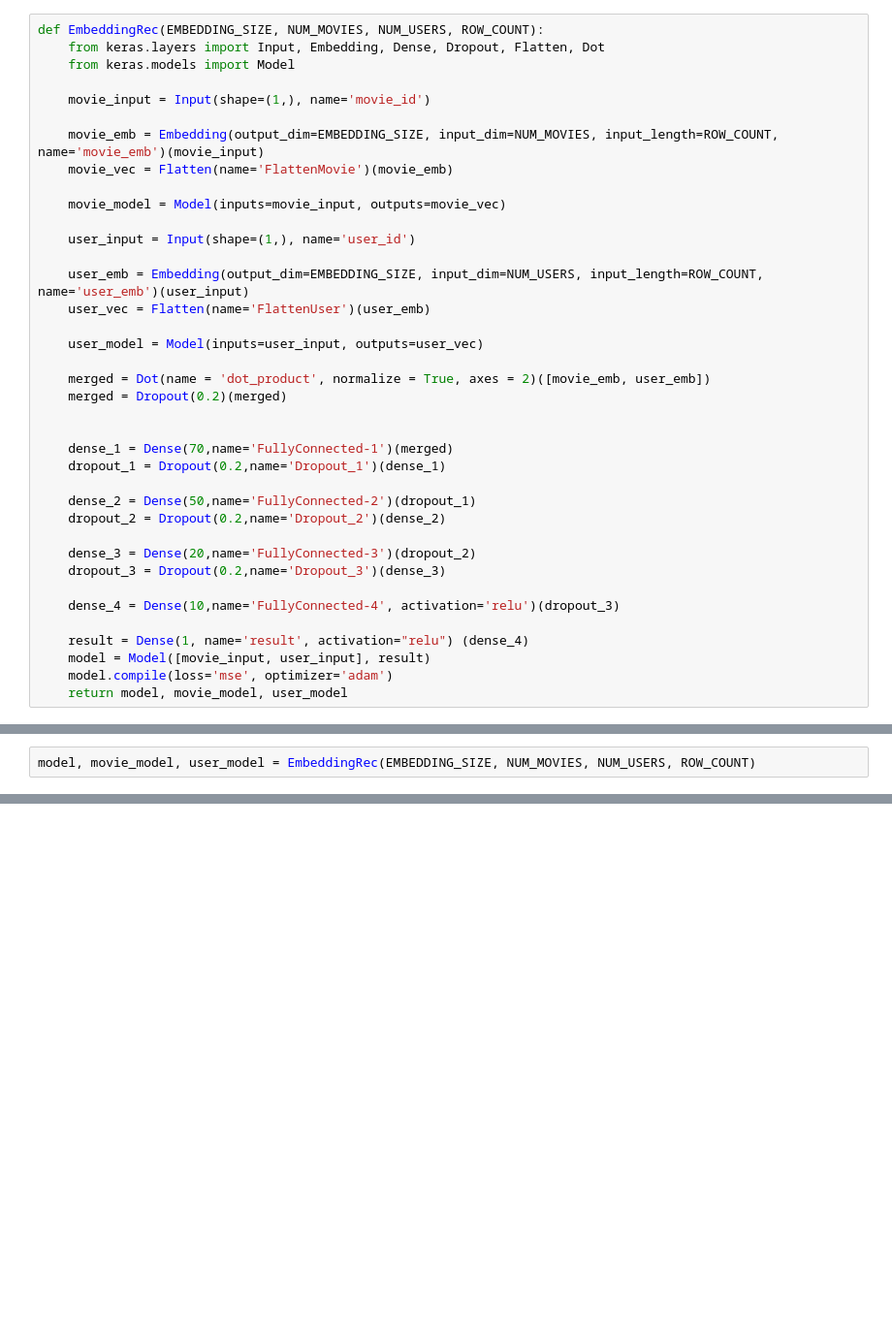
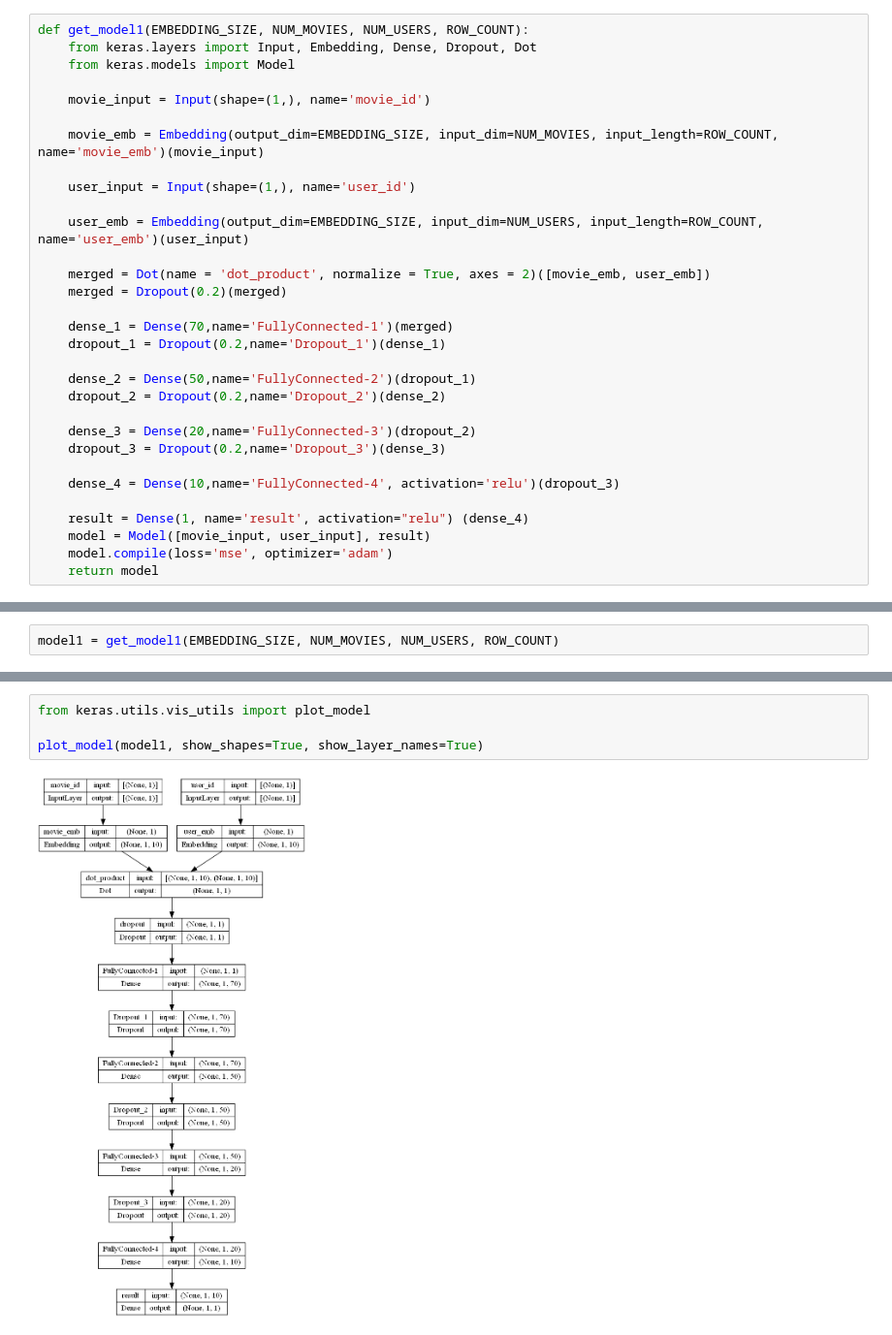
Before and after one commit to fredydo/DeepLearning, a Jupyter notebook: 02 - modelos.ipynb, the cells around one changed output, grey strips where cells are left out. Shown at 97% size. Cells and saved outputs as stored; diff of their text form; blank space fills up the shorter version.

```diff
--- a/02 - modelos.ipynb
+++ b/02 - modelos.ipynb
@@ -94,25 +114,18 @@ train_df.shape, test_df.shape
 # %%
-def EmbeddingRec(EMBEDDING_SIZE, NUM_MOVIES, NUM_USERS, ROW_COUNT):
-    from keras.layers import Input, Embedding, Dense, Dropout, Flatten, Dot
+def get_model1(EMBEDDING_SIZE, NUM_MOVIES, NUM_USERS, ROW_COUNT):
+    from keras.layers import Input, Embedding, Dense, Dropout, Dot
     from keras.models import Model
 
     movie_input = Input(shape=(1,), name='movie_id')
 
     movie_emb = Embedding(output_dim=EMBEDDING_SIZE, input_dim=NUM_MOVIES, input_length=ROW_COUNT, name='movie_emb')(movie_input)
-    movie_vec = Flatten(name='FlattenMovie')(movie_emb)
-
-    movie_model = Model(inputs=movie_input, outputs=movie_vec)
 
     user_input = Input(shape=(1,), name='user_id')
 
     user_emb = Embedding(output_dim=EMBEDDING_SIZE, input_dim=NUM_USERS, input_length=ROW_COUNT, name='user_emb')(user_input)
-    user_vec = Flatten(name='FlattenUser')(user_emb)
-
-    user_model = Model(inputs=user_input, outputs=user_vec)
 
     merged = Dot(name = 'dot_product', normalize = True, axes = 2)([movie_emb, user_emb])
     merged = Dropout(0.2)(merged)
-
 
     dense_1 = Dense(70,name='FullyConnected-1')(merged)
     dropout_1 = Dropout(0.2,name='Dropout_1')(dense_1)
@@ -128,7 +141,7 @@ def EmbeddingRec(EMBEDDING_SIZE, NUM_MOVIES, NUM_USERS, ROW_COUNT):
     result = Dense(1, name='result', activation="relu") (dense_4)
     model = Model([movie_input, user_input], result)
     model.compile(loss='mse', optimizer='adam')
-    return model, movie_model, user_model
+    return model
 # %%
 ROW_COUNT = train_df.shape[0]
 EMBEDDING_SIZE = 10
@@ -141,2 +156,2 @@ NUM_USERS, NUM_MOVIES, ROW_COUNT
 # %%
-model, movie_model, user_model = EmbeddingRec(EMBEDDING_SIZE, NUM_MOVIES, NUM_USERS, ROW_COUNT)
+model1 = get_model1(EMBEDDING_SIZE, NUM_MOVIES, NUM_USERS, ROW_COUNT)
@@ -147 +158,7 @@ test_df['movieId'].shape, test_df['userId'].shape,test_df['rating'].shape
+# %%
+from keras.utils.vis_utils import plot_model
+
+plot_model(model1, show_shapes=True, show_layer_names=True)
+# %% [output]
+[figure, added]
 # %%
```
Also changed, not shown: parts of 42 cells of this notebook, 1 other file.
